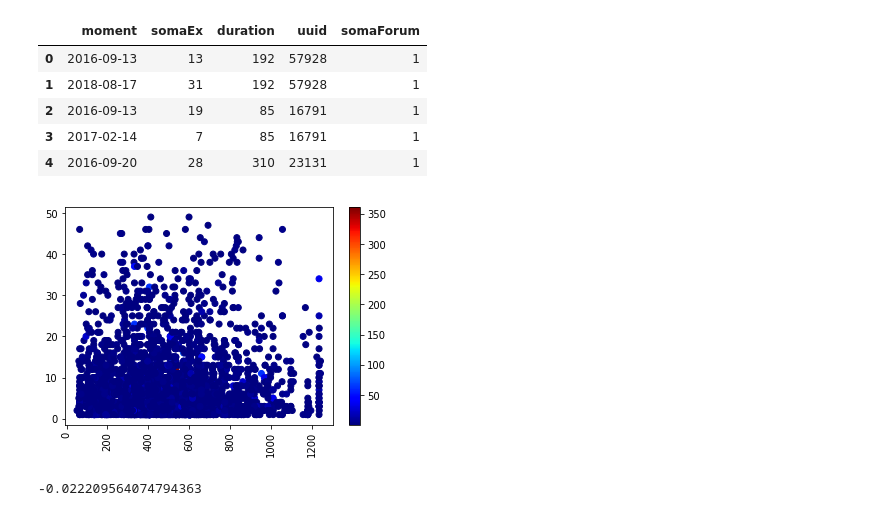
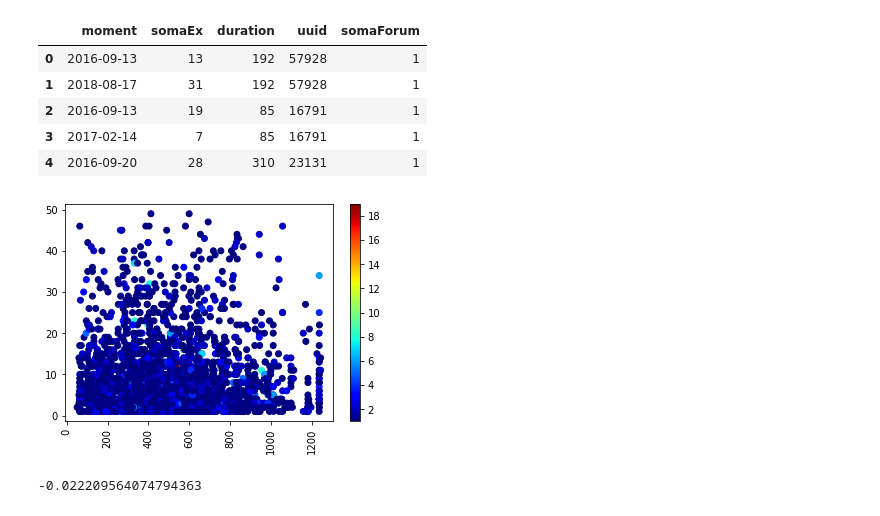
Before and after one commit to jo-nsc/distance-education-2020, a Jupyter notebook: analise_perfil_alunos.ipynb, the cells around one changed output. Drawn from its saved outputs; the diff is of its cells as text; code cells hidden in the pictures.

```diff
--- a/analise_perfil_alunos.ipynb
+++ b/analise_perfil_alunos.ipynb
@@ -9,12 +9,12 @@ import math
 from mpl_toolkits.mplot3d import Axes3D
 import datetime as dt
 # %%
-courses = pd.read_csv('OneDrive/Área de Trabalho/mac434/anonimized_courses.csv')
-logs = pd.read_csv('OneDrive/Área de Trabalho/mac434/anonimized_logs.csv')
-regs = pd.read_csv('OneDrive/Área de Trabalho/mac434/anonimized_registrations.csv')
-sections = pd.read_csv('OneDrive/Área de Trabalho/mac434/anonimized_sections.csv')
-tasks = pd.read_csv('OneDrive/Área de Trabalho/mac434/anonimized_tasks.csv')
-users = pd.read_csv('OneDrive/Área de Trabalho/mac434/anonimized_users.csv')
+courses = pd.read_csv('C:/Users/gabriel/Desktop/data/anonimized_courses.csv')
+logs = pd.read_csv('C:/Users/gabriel/Desktop/data/anonimized_logs.csv')
+regs = pd.read_csv('C:/Users/gabriel/Desktop/data/anonimized_registrations.csv')
+sections = pd.read_csv('C:/Users/gabriel/Desktop/data/anonimized_sections.csv')
+tasks = pd.read_csv('C:/Users/gabriel/Desktop/data/anonimized_tasks.csv')
+users = pd.read_csv('C:/Users/gabriel/Desktop/data/anonimized_users.csv')
 # %%
 users.head()
 # %% [output]
@@ -288,12 +292,12 @@ tasksForumEx.head()
 | 4 | 2016-09-20 | 28 | 310 | 23131 | 1 |
 # %%
 dates= [pd.to_datetime(d) for d in tasksForumEx['moment']]
-plt.scatter(x=tasksForumEx['duration'],y=tasksForumEx['somaEx'],c=tasksForumEx['somaForum']**(1/),cmap='jet')
+plt.scatter(x=tasksForumEx['duration'],y=tasksForumEx['somaEx'],c=tasksForumEx['somaForum'],cmap='jet')
 plt.xticks(rotation='vertical')
 plt.colorbar()
 plt.show()
 # %% [output]
-[figure, old version]
+[figure, new version]
 # %%
 tasksForumEx['duration'].corr(tasksForumEx['somaEx'])
 # %% [output]
```
Also changed, not shown: parts of 19 cells of this notebook.
